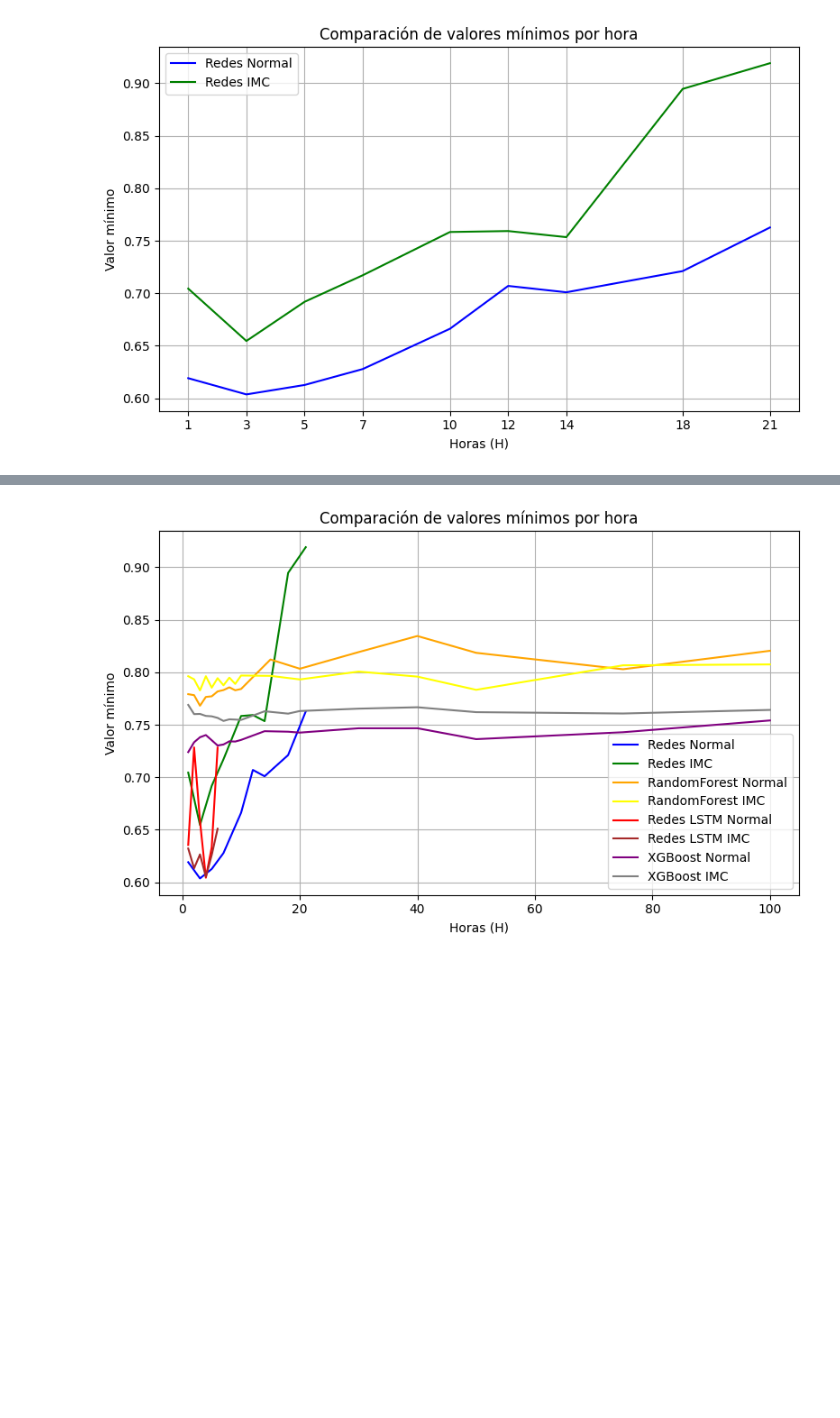
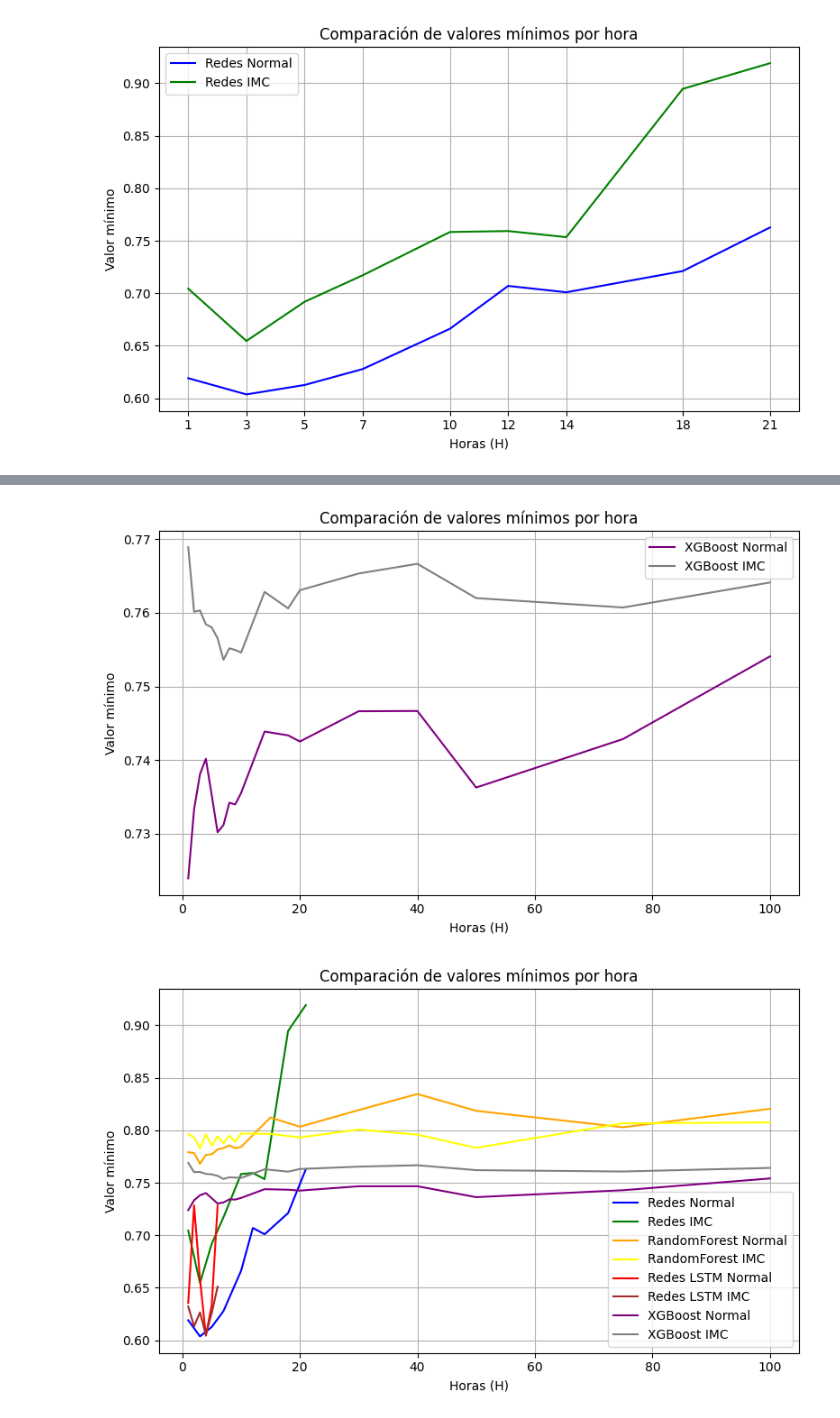
Before and after one commit to Raul-Gonzalez-M/TFG, a Jupyter notebook: codigo/ComparacionDeAlgoritmos/ComparacionSinIMC.ipynb, the cells around one changed output, grey strips where cells are left out. Drawn from its saved outputs; the diff is of its cells as text; code cells hidden in the pictures; blank space fills up the shorter version.

```diff
--- a/codigo/ComparacionDeAlgoritmos/ComparacionSinIMC.ipynb
+++ b/codigo/ComparacionDeAlgoritmos/ComparacionSinIMC.ipynb
@@ -36,15 +36,15 @@ for i in lista:
     lista_redesIMC.append(df)
 # %%
 lista_XGBoostIMC = []
-lista = [1,2,3,4,5,6,7,8,9,10,14,18,20,30,40,50,75,100]
-for i in lista:
+listaXGB = [1,2,3,4,5,6,7,8,9,10,14,18,20,30,40,50,75,100]
+for i in listaXGB:
     cadena = "XGBIMC/resultados_xgboost_h" + str(i) + ".csv"
     df = pd.read_csv(cadena)
     lista_XGBoostIMC.append(df)
 # %%
 lista_XGBoost = []
-lista = [1,2,3,4,5,6,7,8,9,10,14,18,20,30,40,50,75,100]
-for i in lista:
+listaXGB = [1,2,3,4,5,6,7,8,9,10,14,18,20,30,40,50,75,100]
+for i in listaXGB:
     cadena = "XGBWIMC/resultados_xgboostNOIMC_h" + str(i) + ".csv"
     df = pd.read_csv(cadena)
     lista_XGBoost.append(df)
@@ -159,3 +201,21 @@ plt.show()
+# %%
+plt.figure(figsize=(8, 5))
+
+plt.plot(df_resultadosXGBoost["H"], df_resultadosXGBoost["min_value"], color='purple', label='XGBoost Normal')
+
+plt.plot(df_resultadosXGBoostIMC["H"], df_resultadosXGBoostIMC["min_value"], color='gray', label='XGBoost IMC')
+
+plt.title("Comparación de valores mínimos por hora")
+plt.xlabel("Horas (H)")
+plt.ylabel("Valor mínimo")
+plt.grid(True)
+#plt.xticks(df_resultadosRedes["H"])  # Asume que ambos tienen los mismos H
+plt.legend()
+plt.tight_layout()
+plt.savefig("comparacion_minimos.png")  # Opcional
+plt.show()
+# %% [output]
+[figure, added]
 # %%
 import matplotlib.pyplot as plt
 
```
Also changed, not shown: parts of 9 cells of this notebook, 11 other files.
